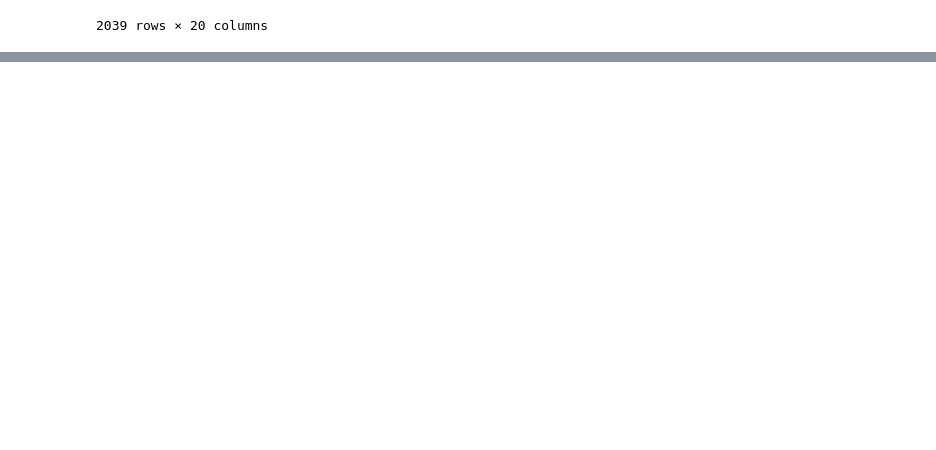
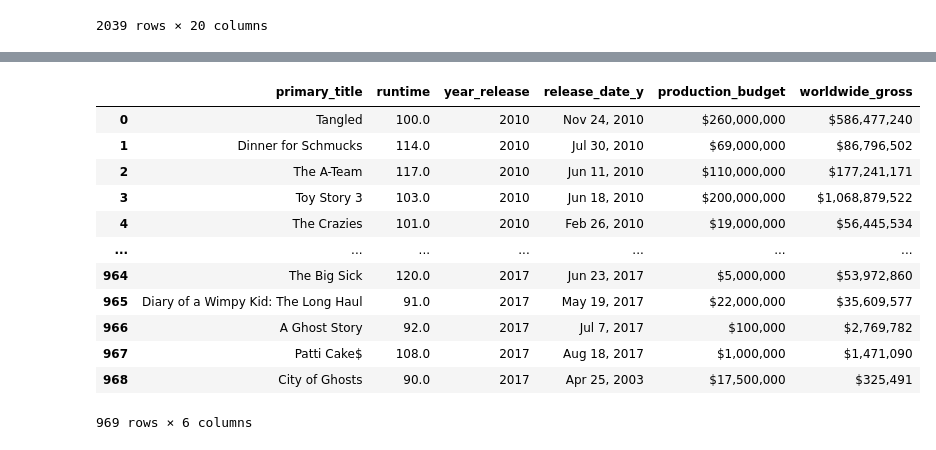
Before and after one commit to jsharing/Microsoft-Studio-Recommendations, a Jupyter notebook: student.ipynb, the cells around one changed output, grey strips where cells are left out. Cells and saved outputs as stored; diff of their text form; code cells hidden in the pictures; blank space fills up the shorter version.

```diff
--- a/student.ipynb
+++ b/student.ipynb
@@ -469,0 +567,4 @@ working_studio_df
+# %%
+# Dropping 'total_gross' and 'revenue' because it has more zero values than 'worldwide_gross'
+# Dropping 'imdb_id' because I am not planning to join anymore data
+new_studio_df.drop(['total_gross','revenue','imdb_id'], axis=1, inplace=True)
@@ -469,0 +587,16 @@ working_studio_df
+# %%
+new_studio_df
+# %% [output]
+|  | primary_title | runtime | year_release | release_date_y | production_budget | worldwide_gross |
+| 0 | Tangled | 100.0 | 2010 | Nov 24, 2010 | $260,000,000 | $586,477,240 |
+| 1 | Dinner for Schmucks | 114.0 | 2010 | Jul 30, 2010 | $69,000,000 | $86,796,502 |
+| 2 | The A-Team | 117.0 | 2010 | Jun 11, 2010 | $110,000,000 | $177,241,171 |
+| 3 | Toy Story 3 | 103.0 | 2010 | Jun 18, 2010 | $200,000,000 | $1,068,879,522 |
+| 4 | The Crazies | 101.0 | 2010 | Feb 26, 2010 | $19,000,000 | $56,445,534 |
+| ... | ... | ... | ... | ... | ... | ... |
+| 964 | The Big Sick | 120.0 | 2017 | Jun 23, 2017 | $5,000,000 | $53,972,860 |
+| 965 | Diary of a Wimpy Kid: The Long Haul | 91.0 | 2017 | May 19, 2017 | $22,000,000 | $35,609,577 |
+| 966 | A Ghost Story | 92.0 | 2017 | Jul 7, 2017 | $100,000 | $2,769,782 |
+| 967 | Patti Cake$ | 108.0 | 2017 | Aug 18, 2017 | $1,000,000 | $1,471,090 |
+| 968 | City of Ghosts | 90.0 | 2017 | Apr 25, 2003 | $17,500,000 | $325,491 |
+969 rows × 6 columns
```
Also changed, not shown: parts of 34 cells of this notebook.
